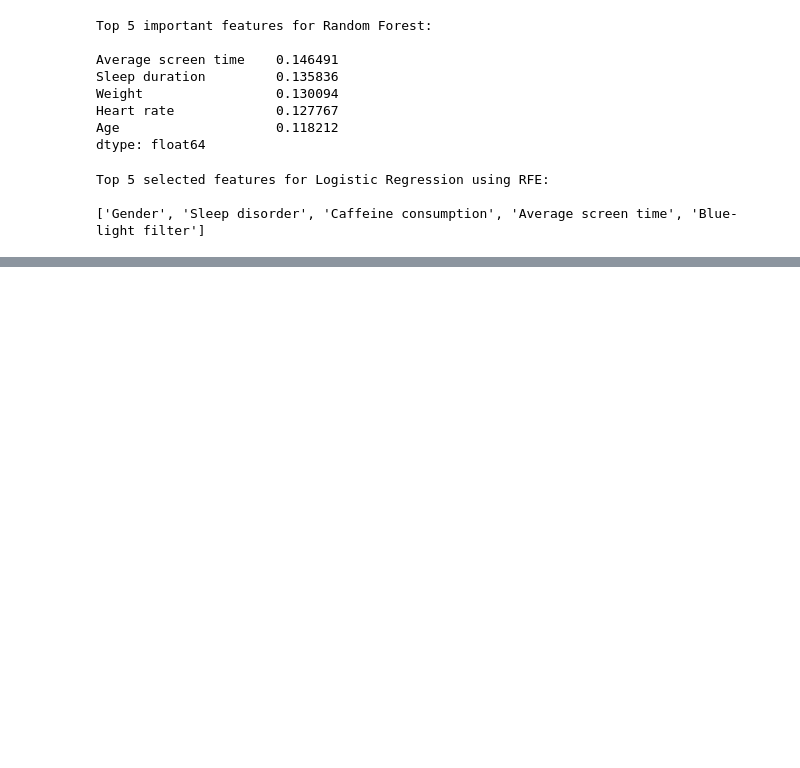
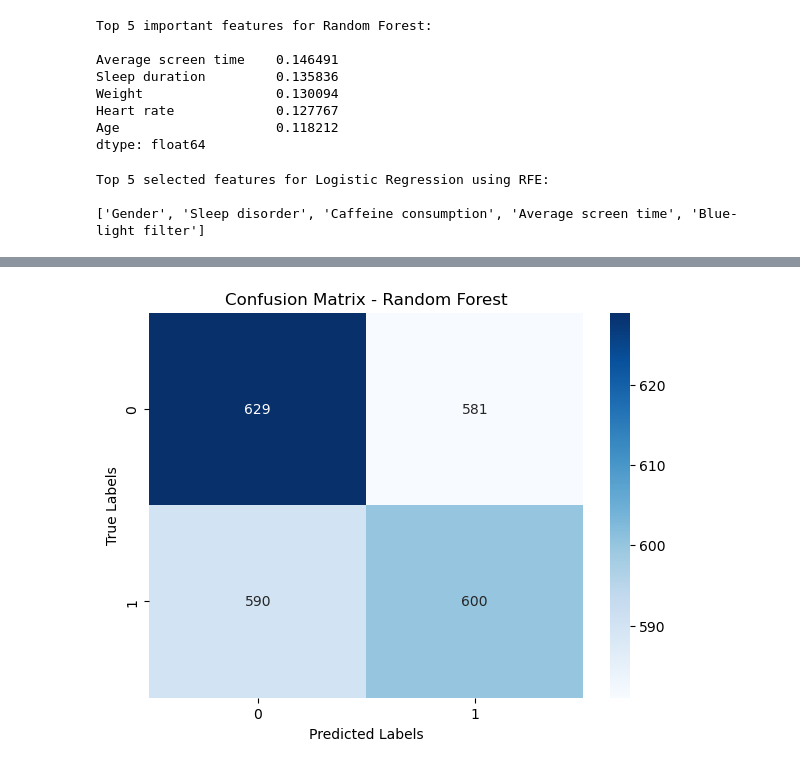
Before and after one commit to ALSABAEEI/MLA_Project, a Jupyter notebook: MLA_project_cb22018.ipynb, the cells around one changed output, grey strips where cells are left out. Cells and saved outputs as stored; diff of their text form; code cells hidden in the pictures; blank space fills up the shorter version.

```diff
--- a/MLA_project_cb22018.ipynb
+++ b/MLA_project_cb22018.ipynb
@@ -288,3 +315,8 @@ print(selected_features_logreg.tolist())
 Top 5 selected features for Logistic Regression using RFE:
 
 ['Gender', 'Sleep disorder', 'Caffeine consumption', 'Average screen time', 'Blue-light filter']
+# %%
+# Defining the new feature sets for each model
+# save Top 5 features for each model
+features_rf = ['Average screen time', 'Sleep duration', 'Weight', 'Heart rate', 'Age']
+features_lr = ['Gender', 'Sleep disorder', 'Caffeine consumption', 'Average screen time', 'Blue-light filter']
@@ -290,0 +335,10 @@ Top 5 selected features for Logistic Regression using RFE:
+# %%
+# reTrain the models
+
+# Train Random Forest
+rf_model = RandomForestClassifier(random_state=42)
+rf_model.fit(X_train_rf, y_train_rf)
+
+# Train Logistic Regression
+lr_model = LogisticRegression(max_iter=1000, random_state=42)
+lr_model.fit(X_train_lr, y_train_lr)
@@ -290,0 +347,20 @@ Top 5 selected features for Logistic Regression using RFE:
+# %%
+# Evaluate models
+
+# Predictions
+y_pred_rf = rf_model.predict(X_test_rf)
+y_pred_lr = lr_model.predict(X_test_lr)
+
+# Evaluation Function
+def evaluate_model(name, y_true, y_pred):
+    print(f"\n{name} Evaluation")
+    print("Accuracy:", accuracy_score(y_true, y_pred))
+    print("Precision:", precision_score(y_true, y_pred))
+    print("Recall:", recall_score(y_true, y_pred))
+    print("F1 Score:", f1_score(y_true, y_pred))
+    print("Confusion Matrix:\n", confusion_matrix(y_true, y_pred))
+    print("Classification Report:\n", classification_report(y_true, y_pred))
+
+# Evaluate
+evaluate_model("Random Forest (Top 5 Features)", y_test_rf, y_pred_rf)
+evaluate_model("Logistic Regression (Top 5 Features)", y_test_lr, y_pred_lr)
@@ -290,0 +385,11 @@ Top 5 selected features for Logistic Regression using RFE:
+# %%
+confusion = confusion_matrix(y_test, y_pred_rf)
+
+plt.figure(figsize=(7, 5))  # Adjusted to a reasonable size
+sns.heatmap(confusion, annot=True, cmap='Blues', fmt='d')
+plt.title('Confusion Matrix - Random Forest')
+plt.xlabel('Predicted Labels')
+plt.ylabel('True Labels')
+plt.show()
+# %% [output]
+[figure, added]
```
Also changed, not shown: parts of 18 cells of this notebook.
